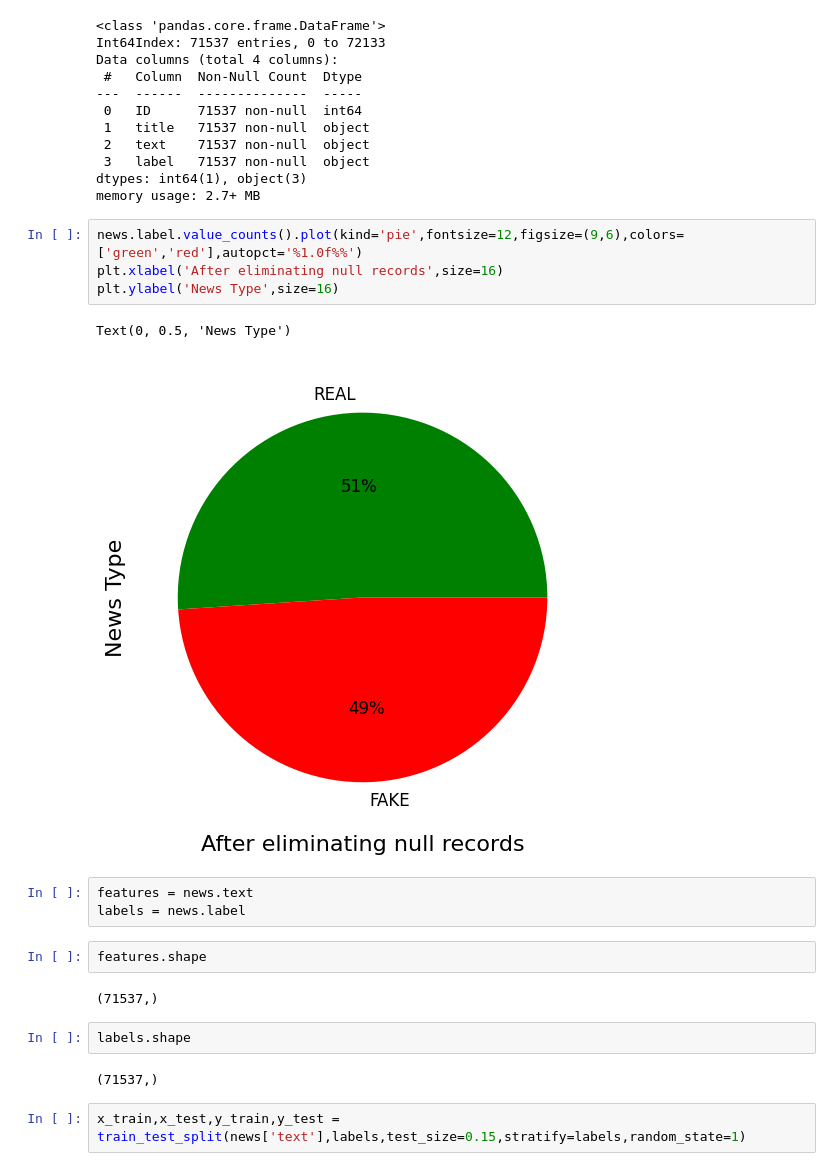
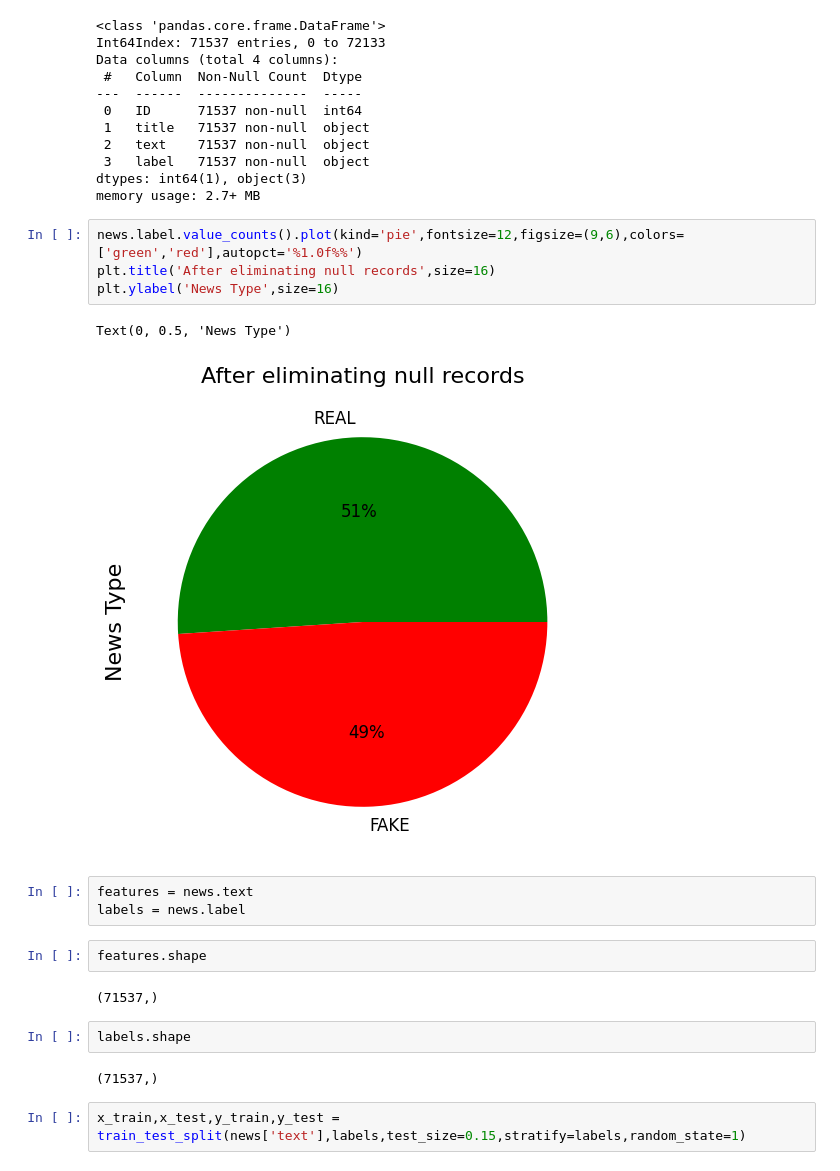
Before and after one commit to sanketraikar97/FakeNewsDetector, a Jupyter notebook: FakeNewsAll.ipynb, the cells around one changed output. Drawn from its saved outputs; the diff is of its cells as text.

```diff
--- a/FakeNewsAll.ipynb
+++ b/FakeNewsAll.ipynb
@@ -85,22 +85,22 @@ dtypes: int64(1), object(3)
 memory usage: 2.7+ MB
 # %%
 news.label.value_counts().plot(kind='pie',fontsize=12,figsize=(9,6),colors=['green','red'],autopct='%1.0f%%')
-plt.xlabel('After eliminating null records',size=16)
+plt.title('After eliminating null records',size=16)
 plt.ylabel('News Type',size=16)
 # %% [output]
 Text(0, 0.5, 'News Type')
-[figure, old version]
+[figure, new version]
 # %%
 features = news.text
 labels = news.label
-# %%
-features.shape
-# %% [output]
-(71537,)
-# %%
-labels.shape
-# %% [output]
-(71537,)
+# %%
+features.shape
+# %% [output]
+(71537,)
+# %%
+labels.shape
+# %% [output]
+(71537,)
 # %%
 x_train,x_test,y_train,y_test = train_test_split(news['text'],labels,test_size=0.15,stratify=labels,random_state=1)
 # %%
```
Also changed, not shown: parts of 22 cells of this notebook.
